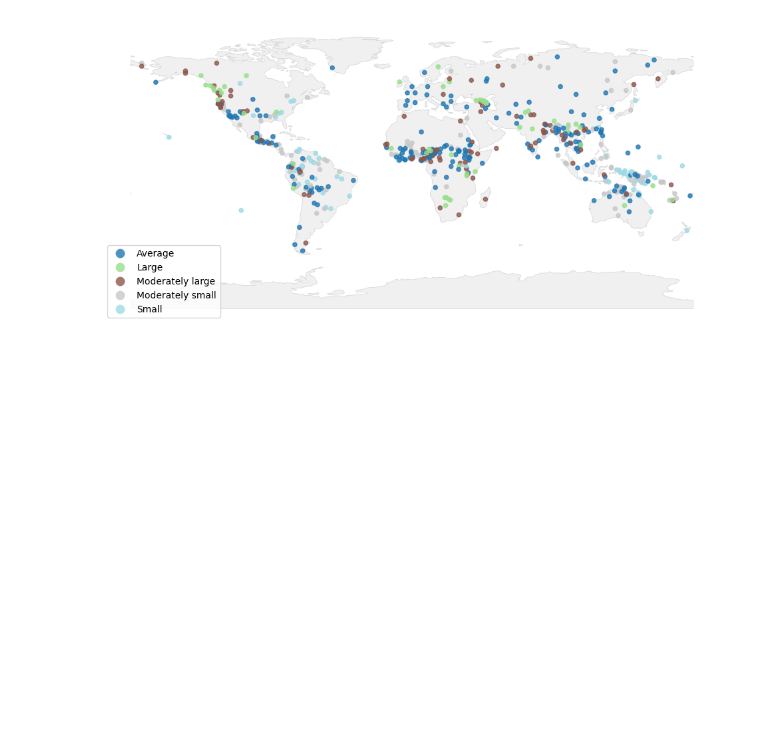
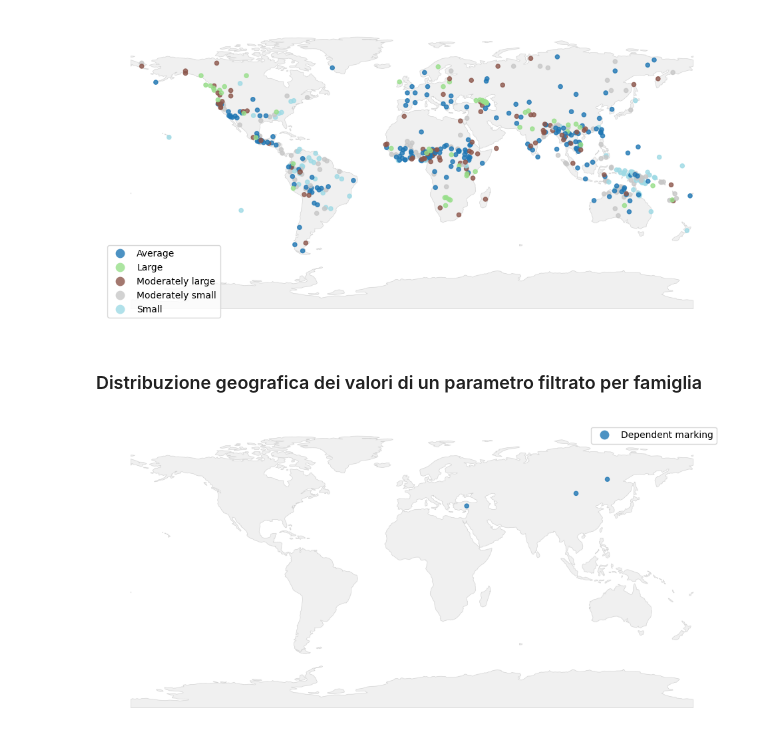
Before and after one commit to FedeBrus/Progetto1FAS, a Jupyter notebook: notebooks/Part3.ipynb, the cells around one changed output. Saved outputs shown, nothing was run; the diff lists cells and outputs as text; code cells hidden in the pictures; blank space fills up the shorter version.

```diff
--- a/notebooks/Part3.ipynb
+++ b/notebooks/Part3.ipynb
@@ -44,3 +44,22 @@ plotter.plot_points_on_map(map, "Code_Name")
 plt.show()
 # %% [output]
 [figure]
+# %% [markdown]
+### Distribuzione geografica dei valori di un parametro filtrato per famiglia
+# %%
+feature_id = "23A"
+family_name = "Altaic"
+
+qdf = df.copy()
+qdf = stats.filter(qdf, "Family", [family_name])
+
+map = stats.map_points(
+    qdf,
+    "Parameter_ID",
+    [feature_id]
+)
+
+plotter.plot_points_on_map(map, "Code_Name")
+plt.show()
+# %% [output]
+[figure, added]
```
Also changed, not shown: parts of 1 cell of this notebook, 3 other files.
